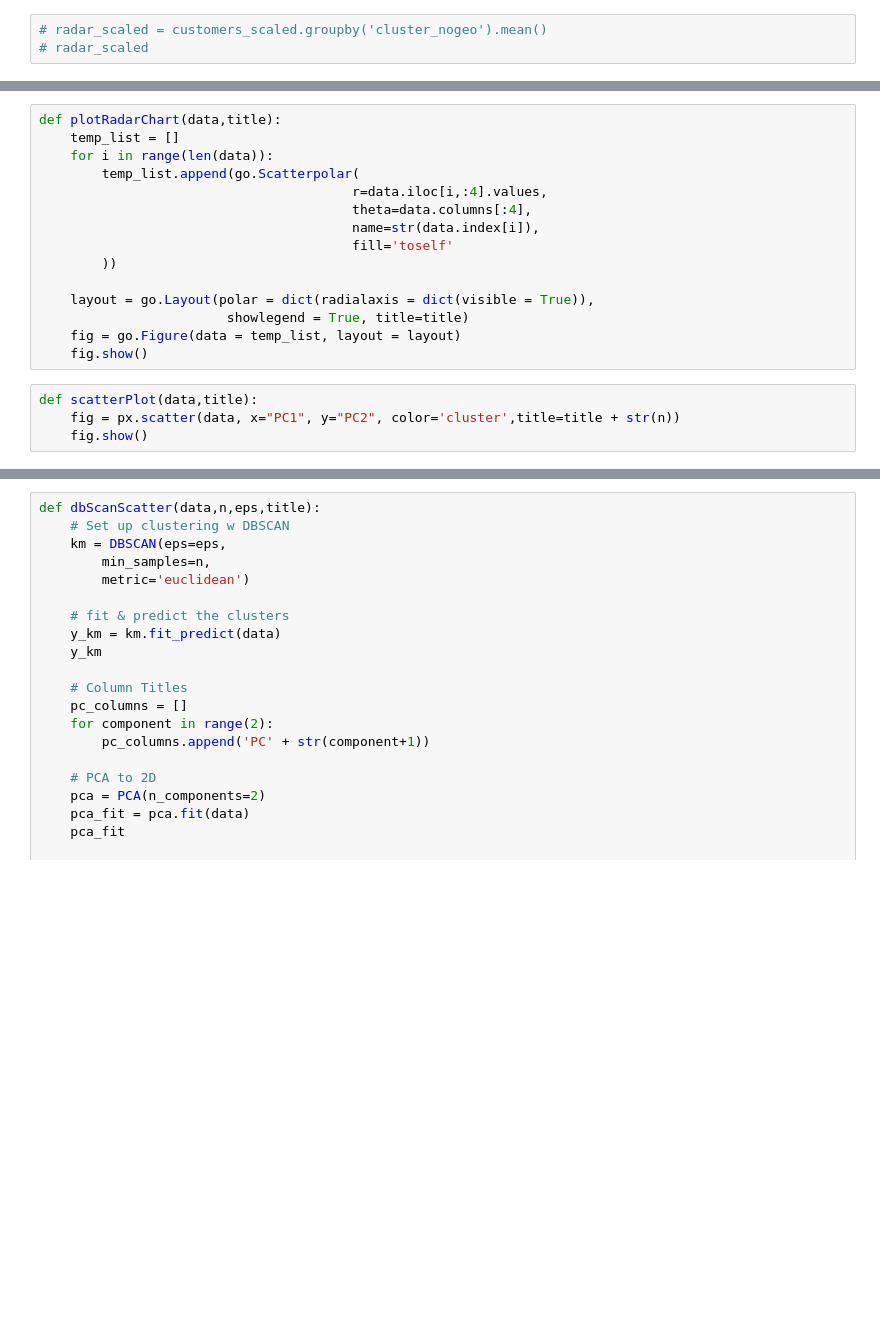
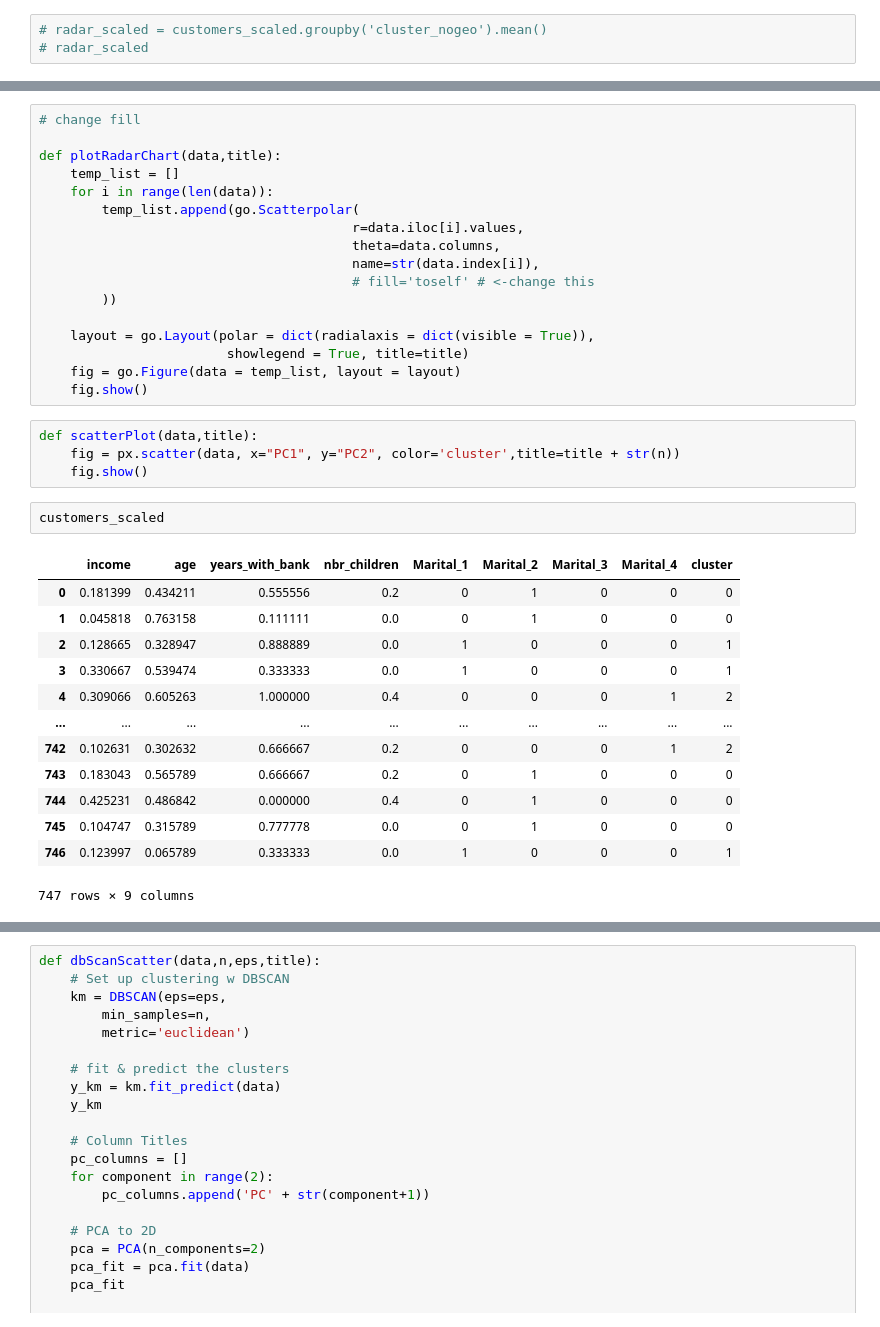
Before and after one commit to lapennanic/LHL_Miniproject3, a Jupyter notebook: customers/clustering.ipynb, the cells around one changed output, grey strips where cells are left out. Saved outputs shown, nothing was run; the diff lists cells and outputs as text; blank space fills up the shorter version.

```diff
--- a/customers/clustering.ipynb
+++ b/customers/clustering.ipynb
@@ -70,12 +86,14 @@ plot_distortion(customers_scaled.iloc[:,:4], max_clusters = 10)
 # %%
+# change fill
+
 def plotRadarChart(data,title):
     temp_list = []
     for i in range(len(data)):
         temp_list.append(go.Scatterpolar(
-                                        r=data.iloc[i,:4].values,
-                                        theta=data.columns[:4],
+                                        r=data.iloc[i].values,
+                                        theta=data.columns,
                                         name=str(data.index[i]),
-                                        fill='toself'
+                                        # fill='toself' # <-change this
         ))
 
     layout = go.Layout(polar = dict(radialaxis = dict(visible = True)),
@@ -86,6 +104,22 @@ def plotRadarChart(data,title):
 def scatterPlot(data,title):
     fig = px.scatter(data, x="PC1", y="PC2", color='cluster',title=title + str(n))
     fig.show()
+# %%
+customers_scaled
+# %% [output]
+|  | income | age | years_with_bank | nbr_children | Marital_1 | Marital_2 | Marital_3 | Marital_4 | cluster |
+| 0 | 0.181399 | 0.434211 | 0.555556 | 0.2 | 0 | 1 | 0 | 0 | 0 |
+| 1 | 0.045818 | 0.763158 | 0.111111 | 0.0 | 0 | 1 | 0 | 0 | 0 |
+| 2 | 0.128665 | 0.328947 | 0.888889 | 0.0 | 1 | 0 | 0 | 0 | 1 |
+| 3 | 0.330667 | 0.539474 | 0.333333 | 0.0 | 1 | 0 | 0 | 0 | 1 |
+| 4 | 0.309066 | 0.605263 | 1.000000 | 0.4 | 0 | 0 | 0 | 1 | 2 |
+| ... | ... | ... | ... | ... | ... | ... | ... | ... | ... |
+| 742 | 0.102631 | 0.302632 | 0.666667 | 0.2 | 0 | 0 | 0 | 1 | 2 |
+| 743 | 0.183043 | 0.565789 | 0.666667 | 0.2 | 0 | 1 | 0 | 0 | 0 |
+| 744 | 0.425231 | 0.486842 | 0.000000 | 0.4 | 0 | 1 | 0 | 0 | 0 |
+| 745 | 0.104747 | 0.315789 | 0.777778 | 0.0 | 0 | 1 | 0 | 0 | 0 |
+| 746 | 0.123997 | 0.065789 | 0.333333 | 0.0 | 1 | 0 | 0 | 0 | 1 |
+747 rows × 9 columns
 # %%
 def clustering(data, n_clusters, title):
     # Set up clustering
```
Also changed, not shown: parts of 13 cells of this notebook, 2 other files.
